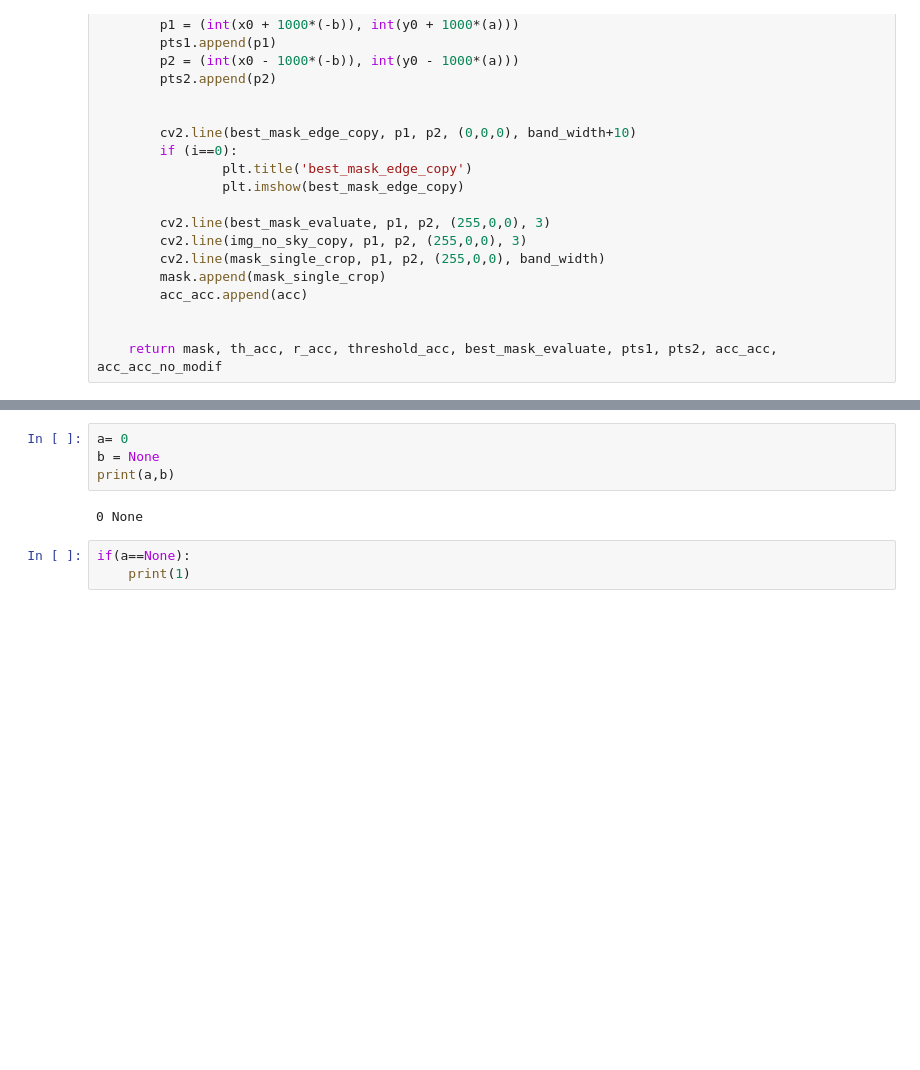
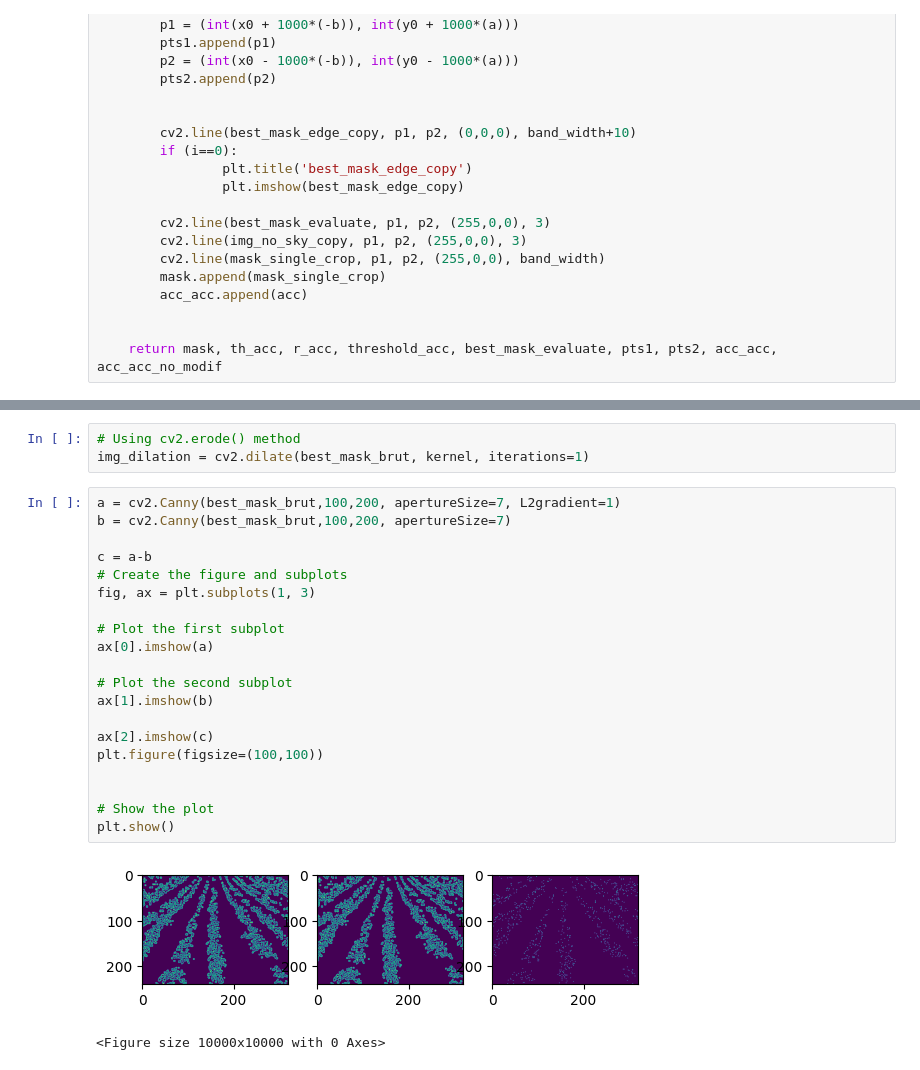
Before and after one commit to rmerat/Caterra-1, a Jupyter notebook: OldPyCode/debug3.ipynb, the cells around one changed output, grey strips where cells are left out. Saved outputs shown, nothing was run; the diff lists cells and outputs as text; blank space fills up the shorter version.

```diff
--- a/OldPyCode/debug3.ipynb
+++ b/OldPyCode/debug3.ipynb
@@ -208,9 +216,26 @@ plt.imshow(acc_acc[3])
-# %%
-a= 0
-b = None
-print(a,b)
-# %% [output]
-0 None
-# %%
-if(a==None):
-    print(1)
+# %%
+# Using cv2.erode() method
+img_dilation = cv2.dilate(best_mask_brut, kernel, iterations=1)
+# %%
+a = cv2.Canny(best_mask_brut,100,200, apertureSize=7, L2gradient=1)
+b = cv2.Canny(best_mask_brut,100,200, apertureSize=7)
+
+c = a-b
+# Create the figure and subplots
+fig, ax = plt.subplots(1, 3)
+
+# Plot the first subplot
+ax[0].imshow(a)
+
+# Plot the second subplot
+ax[1].imshow(b)
+
+ax[2].imshow(c)
+plt.figure(figsize=(100,100))
+
+
+# Show the plot
+plt.show()
+# %% [output]
+[figure, added]
+<Figure size 10000x10000 with 0 Axes>
```
Also changed, not shown: parts of 9 cells of this notebook, 29 other files.
